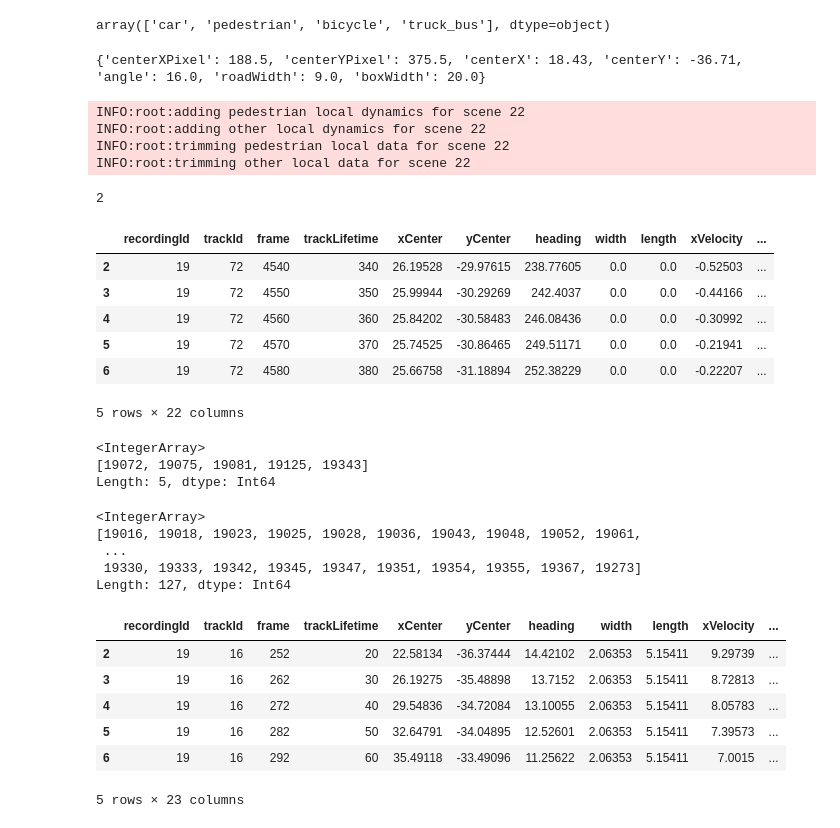
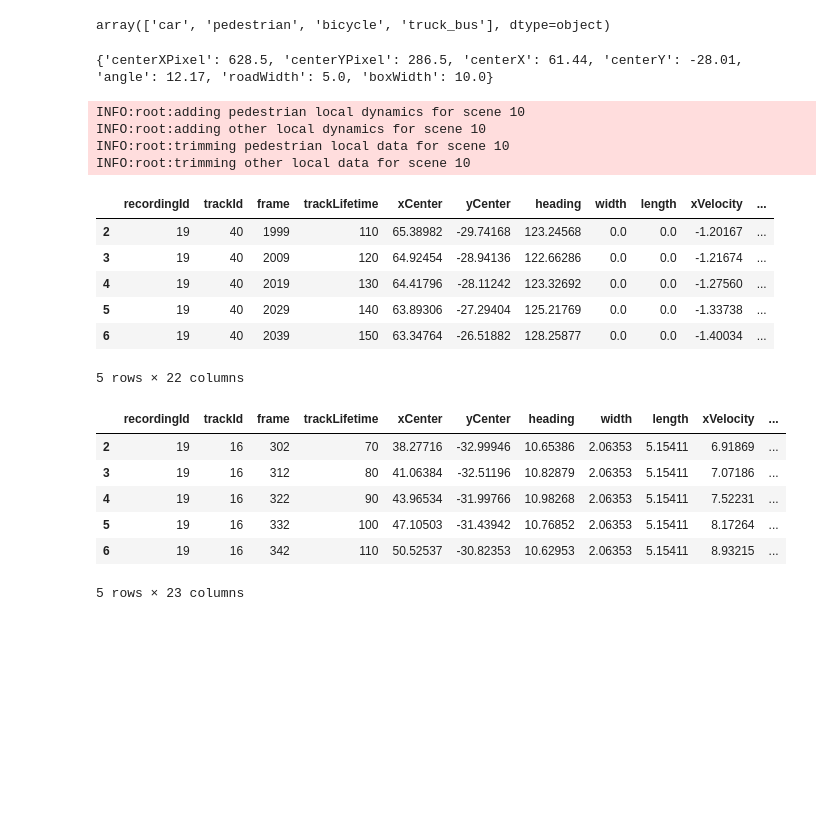
Before and after one commit to ika-rwth-aachen/drone-dataset-tools, a Jupyter notebook: src/notebooks/RecordingData.ipynb, the cells around one changed output. Drawn from its saved outputs; the diff is of its cells as text; code cells hidden in the pictures; blank space fills up the shorter version.

```diff
--- a/src/notebooks/RecordingData.ipynb
+++ b/src/notebooks/RecordingData.ipynb
@@ -5,7 +5,7 @@
 3. In the following cell change the dataDir to the data directory of the InD dataset
 # %%
 dataDir = "G:AV datasets/inD-dataset-v1.0/data/"
-dataDir = "E:/Datasets/inD-dataset-v1.0/data/"
+# dataDir = "E:/Datasets/inD-dataset-v1.0/data/"
 # %%
 exec(open('init_notebook.py').read())
 # %% [output]
@@ -64,53 +64,35 @@ array(['car', 'pedestrian', 'bicycle', 'truck_bus'], dtype=object)
 from tools.UnitUtils import UnitUtils
 allLocationSceneConfig = UnitUtils.loadSceneConfiguration()
 sceneConfigs = allLocationSceneConfig['2']
-sceneId = 22
+sceneId = 10
 sC = sceneConfigs[str(sceneId)]
 print(sC)
 sceneData = recordingData.getSceneData(sceneId, sC, refresh=True)
 # %% [output]
-{'centerXPixel': 188.5, 'centerYPixel': 375.5, 'centerX': 18.43, 'centerY': -36.71, 'angle': 16.0, 'roadWidth': 9.0, 'boxWidth': 20.0}
+{'centerXPixel': 628.5, 'centerYPixel': 286.5, 'centerX': 61.44, 'centerY': -28.01, 'angle': 12.17, 'roadWidth': 5.0, 'boxWidth': 10.0}
-INFO:root:adding pedestrian local dynamics for scene 22
-INFO:root:adding other local dynamics for scene 22
-INFO:root:trimming pedestrian local data for scene 22
-INFO:root:trimming other local data for scene 22
+INFO:root:adding pedestrian local dynamics for scene 10
+INFO:root:adding other local dynamics for scene 10
+INFO:root:trimming pedestrian local data for scene 10
+INFO:root:trimming other local data for scene 10
-# %%
-sceneData.locationId
-# %% [output]
-2
 # %%
-crossingDf = sceneData.getPedDataInSceneCorrdinates()
-crossingDf.head()
+pedDf = sceneData.getPedDataInSceneCoordinates()
+pedDf.head()
 # %% [output]
 |  | recordingId | trackId | frame | trackLifetime | xCenter | yCenter | heading | width | length | xVelocity | ... |
-| 2 | 19 | 72 | 4540 | 340 | 26.19528 | -29.97615 | 238.77605 | 0.0 | 0.0 | -0.52503 | ... |
-| 3 | 19 | 72 | 4550 | 350 | 25.99944 | -30.29269 | 242.4037 | 0.0 | 0.0 | -0.44166 | ... |
-| 4 | 19 | 72 | 4560 | 360 | 25.84202 | -30.58483 | 246.08436 | 0.0 | 0.0 | -0.30992 | ... |
-| 5 | 19 | 72 | 4570 | 370 | 25.74525 | -30.86465 | 249.51171 | 0.0 | 0.0 | -0.21941 | ... |
-| 6 | 19 | 72 | 4580 | 380 | 25.66758 | -31.18894 | 252.38229 | 0.0 | 0.0 | -0.22207 | ... |
+| 2 | 19 | 40 | 1999 | 110 | 65.38982 | -29.74168 | 123.24568 | 0.0 | 0.0 | -1.20167 | ... |
+| 3 | 19 | 40 | 2009 | 120 | 64.92454 | -28.94136 | 122.66286 | 0.0 | 0.0 | -1.21674 | ... |
+| 4 | 19 | 40 | 2019 | 130 | 64.41796 | -28.11242 | 123.32692 | 0.0 | 0.0 | -1.27560 | ... |
+| 5 | 19 | 40 | 2029 | 140 | 63.89306 | -27.29404 | 125.21769 | 0.0 | 0.0 | -1.33738 | ... |
+| 6 | 19 | 40 | 2039 | 150 | 63.34764 | -26.51882 | 128.25877 | 0.0 | 0.0 | -1.40034 | ... |
 5 rows × 22 columns
-# %%
-sceneData.uniquePedIds()
-# %% [output]
-<IntegerArray>
-[19072, 19075, 19081, 19125, 19343]
-Length: 5, dtype: Int64
-# %%
-sceneData.uniqueOtherIds()
-# %% [output]
-<IntegerArray>
-[19016, 19018, 19023, 19025, 19028, 19036, 19043, 19048, 19052, 19061,
- ...
- 19330, 19333, 19342, 19345, 19347, 19351, 19354, 19355, 19367, 19273]
-Length: 127, dtype: Int64
 # %%
-otherDf = sceneData.getOtherDataInSceneCorrdinates()
+otherDf = sceneData.getOtherDataInSceneCoordinates()
 otherDf.head()
 # %% [output]
 |  | recordingId | trackId | frame | trackLifetime | xCenter | yCenter | heading | width | length | xVelocity | ... |
-| 2 | 19 | 16 | 252 | 20 | 22.58134 | -36.37444 | 14.42102 | 2.06353 | 5.15411 | 9.29739 | ... |
-| 3 | 19 | 16 | 262 | 30 | 26.19275 | -35.48898 | 13.7152 | 2.06353 | 5.15411 | 8.72813 | ... |
-| 4 | 19 | 16 | 272 | 40 | 29.54836 | -34.72084 | 13.10055 | 2.06353 | 5.15411 | 8.05783 | ... |
-| 5 | 19 | 16 | 282 | 50 | 32.64791 | -34.04895 | 12.52601 | 2.06353 | 5.15411 | 7.39573 | ... |
-| 6 | 19 | 16 | 292 | 60 | 35.49118 | -33.49096 | 11.25622 | 2.06353 | 5.15411 | 7.0015 | ... |
+| 2 | 19 | 16 | 302 | 70 | 38.27716 | -32.99946 | 10.65386 | 2.06353 | 5.15411 | 6.91869 | ... |
+| 3 | 19 | 16 | 312 | 80 | 41.06384 | -32.51196 | 10.82879 | 2.06353 | 5.15411 | 7.07186 | ... |
+| 4 | 19 | 16 | 322 | 90 | 43.96534 | -31.99766 | 10.98268 | 2.06353 | 5.15411 | 7.52231 | ... |
+| 5 | 19 | 16 | 332 | 100 | 47.10503 | -31.43942 | 10.76852 | 2.06353 | 5.15411 | 8.17264 | ... |
+| 6 | 19 | 16 | 342 | 110 | 50.52537 | -30.82353 | 10.62953 | 2.06353 | 5.15411 | 8.93215 | ... |
 5 rows × 23 columns
```
Also changed, not shown: parts of 14 cells of this notebook, 4 other files.
